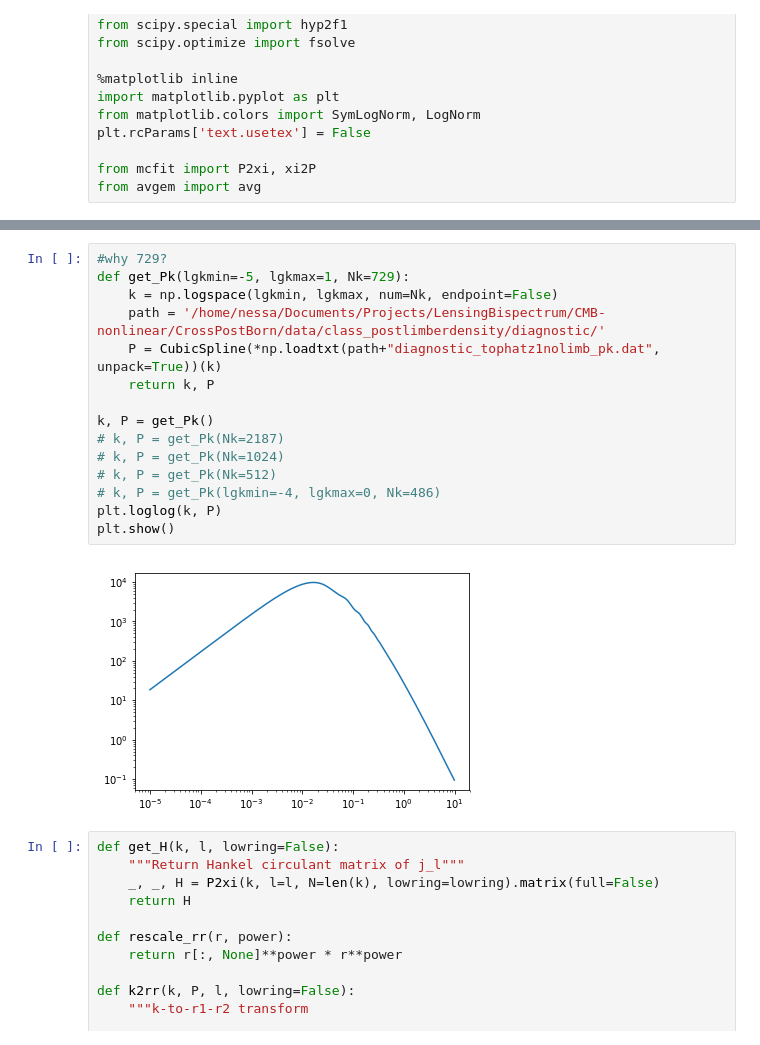
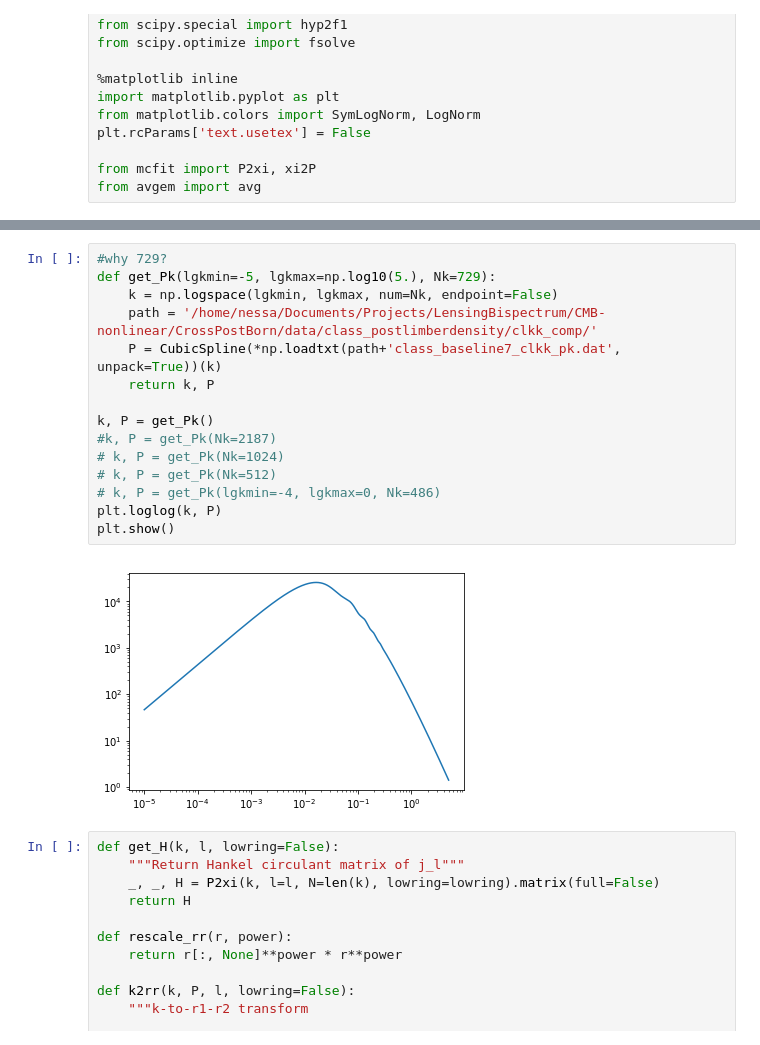
Before and after one commit to VMBoehm/BispectrumBias, a Jupyter notebook: Limber.ipynb, the cells around one changed output, grey strips where cells are left out. Cells and saved outputs as stored; diff of their text form.

```diff
--- a/Limber.ipynb
+++ b/Limber.ipynb
@@ -76,21 +76,21 @@ def growth(z, Om=0.31, norm='MD'):
                 / hyp2f1(1, 1/3, 11/6, -OL/Om)
 # %%
 #why 729?
-def get_Pk(lgkmin=-5, lgkmax=1, Nk=729):
+def get_Pk(lgkmin=-5, lgkmax=np.log10(5.), Nk=729):
     k = np.logspace(lgkmin, lgkmax, num=Nk, endpoint=False)
-    path = '/home/nessa/Documents/Projects/LensingBispectrum/CMB-nonlinear/CrossPostBorn/data/class_postlimberdensity/diagnostic/'
-    P = CubicSpline(*np.loadtxt(path+"diagnostic_tophatz1nolimb_pk.dat", unpack=True))(k)
+    path = '/home/nessa/Documents/Projects/LensingBispectrum/CMB-nonlinear/CrossPostBorn/data/class_postlimberdensity/clkk_comp/'
+    P = CubicSpline(*np.loadtxt(path+'class_baseline7_clkk_pk.dat', unpack=True))(k)
     return k, P
 
 k, P = get_Pk()
-# k, P = get_Pk(Nk=2187)
+#k, P = get_Pk(Nk=2187)
 # k, P = get_Pk(Nk=1024)
 # k, P = get_Pk(Nk=512)
 # k, P = get_Pk(lgkmin=-4, lgkmax=0, Nk=486)
 plt.loglog(k, P)
 plt.show()
 # %% [output]
-[figure, old version]
+[figure, new version]
 # %%
 def get_H(k, l, lowring=False):
     """Return Hankel circulant matrix of j_l"""
```
Also changed, not shown: parts of 13 cells of this notebook.
